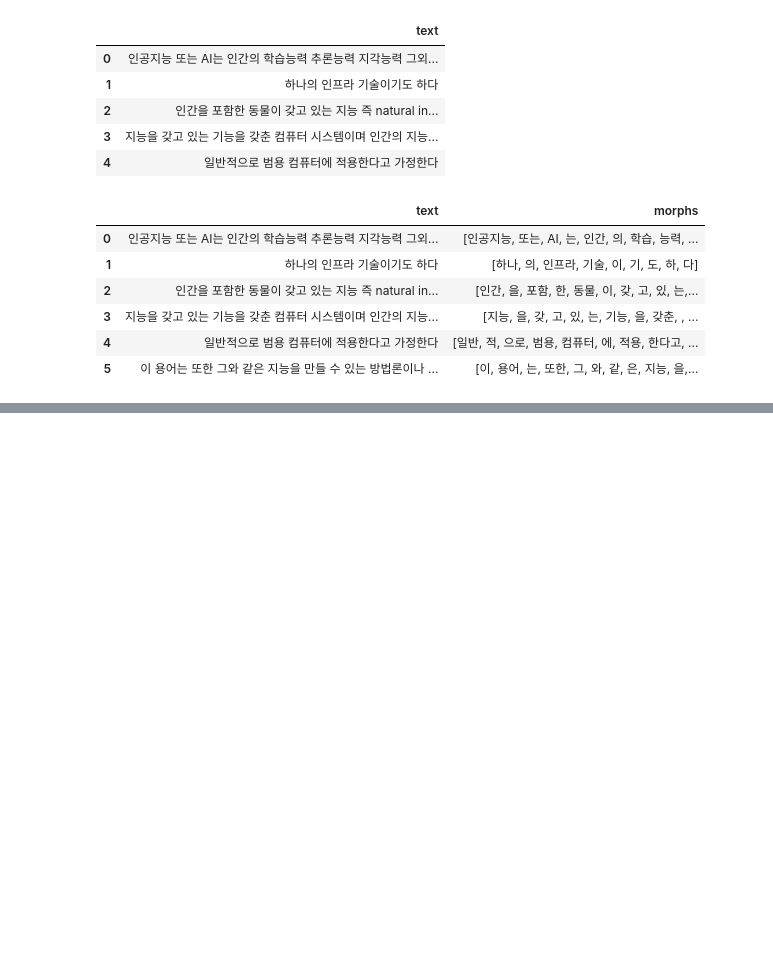
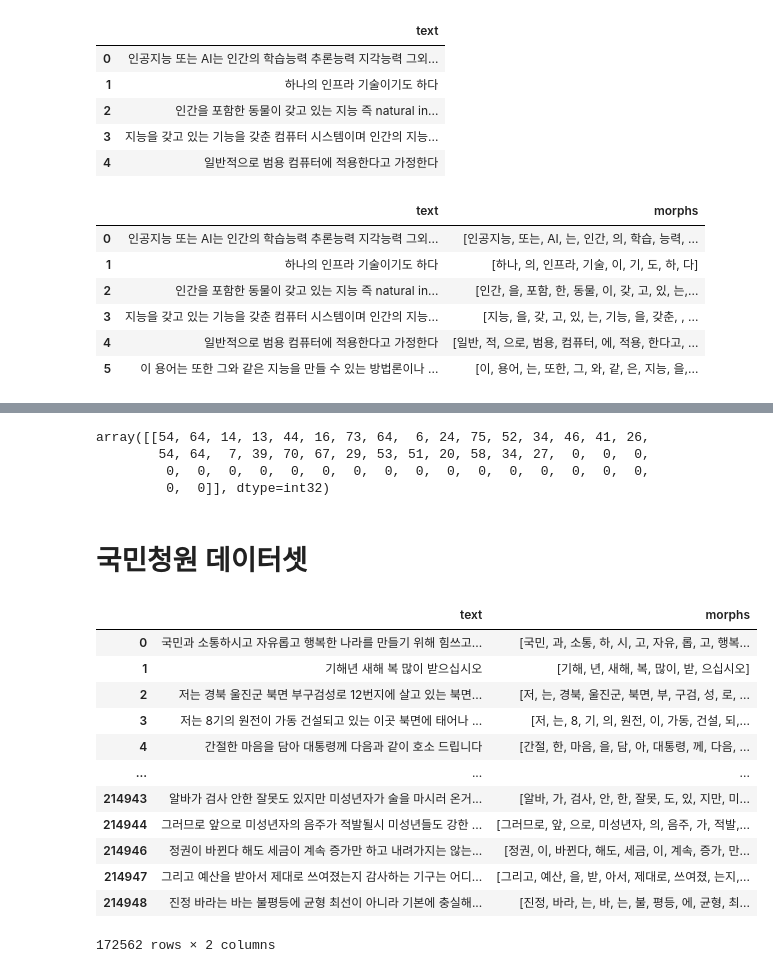
Before and after one commit to jonghyunlee1993/PapersWithCode_NLP, a Jupyter notebook: 05. ELMO/character_level_embedding.ipynb, the cells around one changed output, grey strips where cells are left out. Cells and saved outputs as stored; diff of their text form; code cells hidden in the pictures; blank space fills up the shorter version.

```diff
--- a/05. ELMO/character_level_embedding.ipynb
+++ b/05. ELMO/character_level_embedding.ipynb
@@ -126,0 +122,9 @@ array([[19, 43, 57, 27, 69,  7,  5, 51, 17, 51, 34, 51, 67, 59, 39, 40,
+# %%
+X_word_data
+# %% [output]
+array([[54, 64, 14, 13, 44, 16, 73, 64,  6, 24, 75, 52, 34, 46, 41, 26,
+        54, 64,  7, 39, 70, 67, 29, 53, 51, 20, 58, 34, 27,  0,  0,  0,
+         0,  0,  0,  0,  0,  0,  0,  0,  0,  0,  0,  0,  0,  0,  0,  0,
+         0,  0]], dtype=int32)
+# %% [markdown]
+# 국민청원 데이터셋
@@ -126,0 +133,21 @@ array([[19, 43, 57, 27, 69,  7,  5, 51, 17, 51, 34, 51, 67, 59, 39, 40,
+# %%
+df = pd.read_table('data/test_data_cleaned.txt', header=None, names=['text']).dropna()
+tokenizer = konlpy.tag.Mecab()
+
+df['text'] = df['text'].str.replace(",", "")
+df['morphs'] = df['text'].map(lambda x: tokenizer.morphs(x))
+df
+# %% [output]
+|  | text | morphs |
+| 0 | 국민과 소통하시고 자유롭고 행복한 나라를 만들기 위해 힘쓰고... | [국민, 과, 소통, 하, 시, 고, 자유, 롭, 고, 행복... |
+| 1 | 기해년 새해 복 많이 받으십시오 | [기해, 년, 새해, 복, 많이, 받, 으십시오] |
+| 2 | 저는 경북 울진군 북면 부구검성로 12번지에 살고 있는 북면... | [저, 는, 경북, 울진군, 북면, 부, 구검, 성, 로, ... |
+| 3 | 저는 8기의 원전이 가동 건설되고 있는 이곳 북면에 태어나 ... | [저, 는, 8, 기, 의, 원전, 이, 가동, 건설, 되,... |
+| 4 | 간절한 마음을 담아 대통령께 다음과 같이 호소 드립니다 | [간절, 한, 마음, 을, 담, 아, 대통령, 께, 다음, ... |
+| ... | ... | ... |
+| 214943 | 알바가 검사 안한 잘못도 있지만 미성년자가 술을 마시러 온거... | [알바, 가, 검사, 안, 한, 잘못, 도, 있, 지만, 미... |
+| 214944 | 그러므로 앞으로 미성년자의 음주가 적발될시 미성년들도 강한 ... | [그러므로, 앞, 으로, 미성년자, 의, 음주, 가, 적발,... |
+| 214946 | 정권이 바뀐다 해도 세금이 계속 증가만 하고 내려가지는 않는... | [정권, 이, 바뀐다, 해도, 세금, 이, 계속, 증가, 만... |
+| 214947 | 그리고 예산을 받아서 제대로 쓰여졌는지 감사하는 기구는 어디... | [그리고, 예산, 을, 받, 아서, 제대로, 쓰여졌, 는지,... |
+| 214948 | 진정 바라는 바는 불평등에 균형 최선이 아니라 기본에 충실해... | [진정, 바라, 는, 바, 는, 불, 평등, 에, 균형, 최... |
+172562 rows × 2 columns
```
Also changed, not shown: parts of 21 cells of this notebook, 5 other files.
